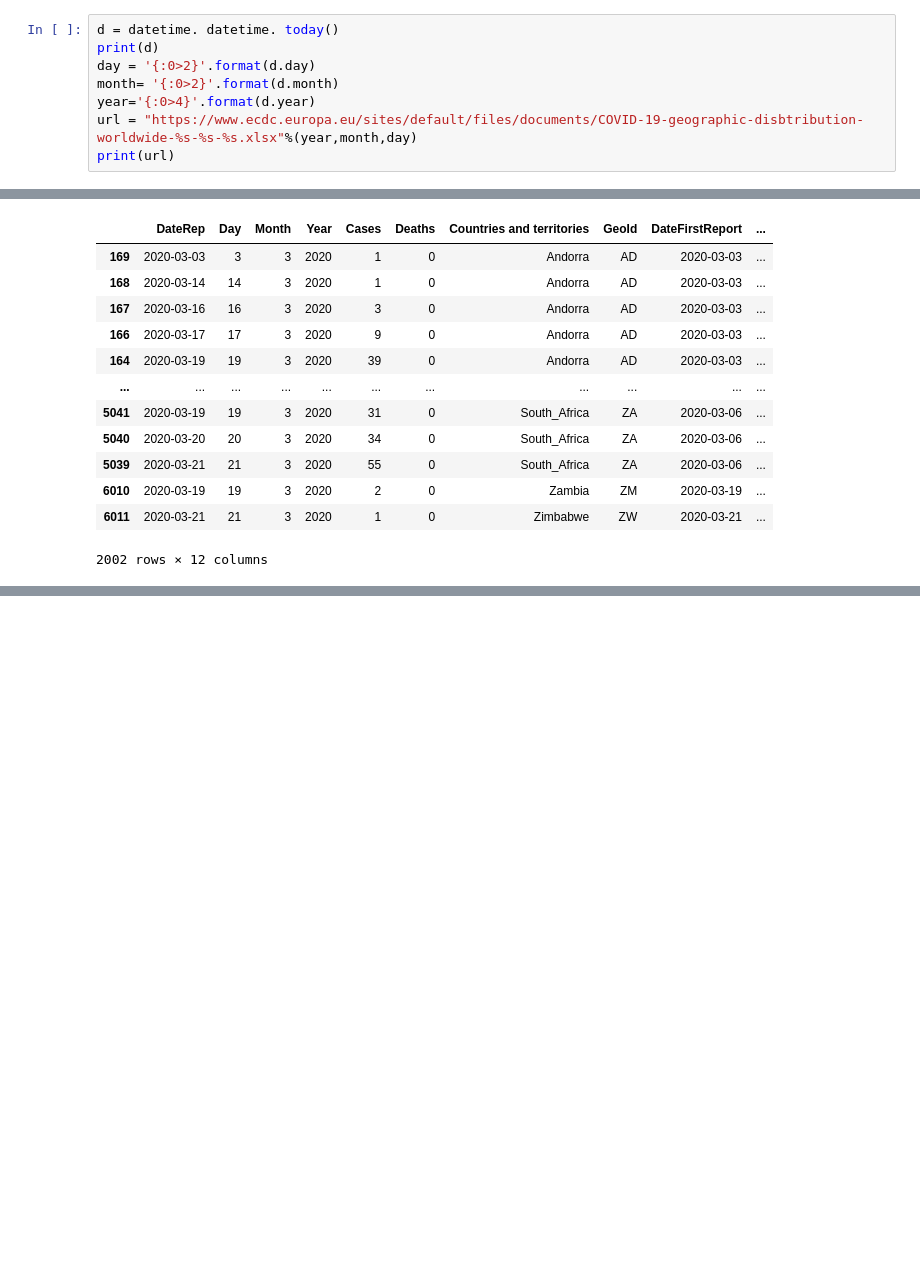
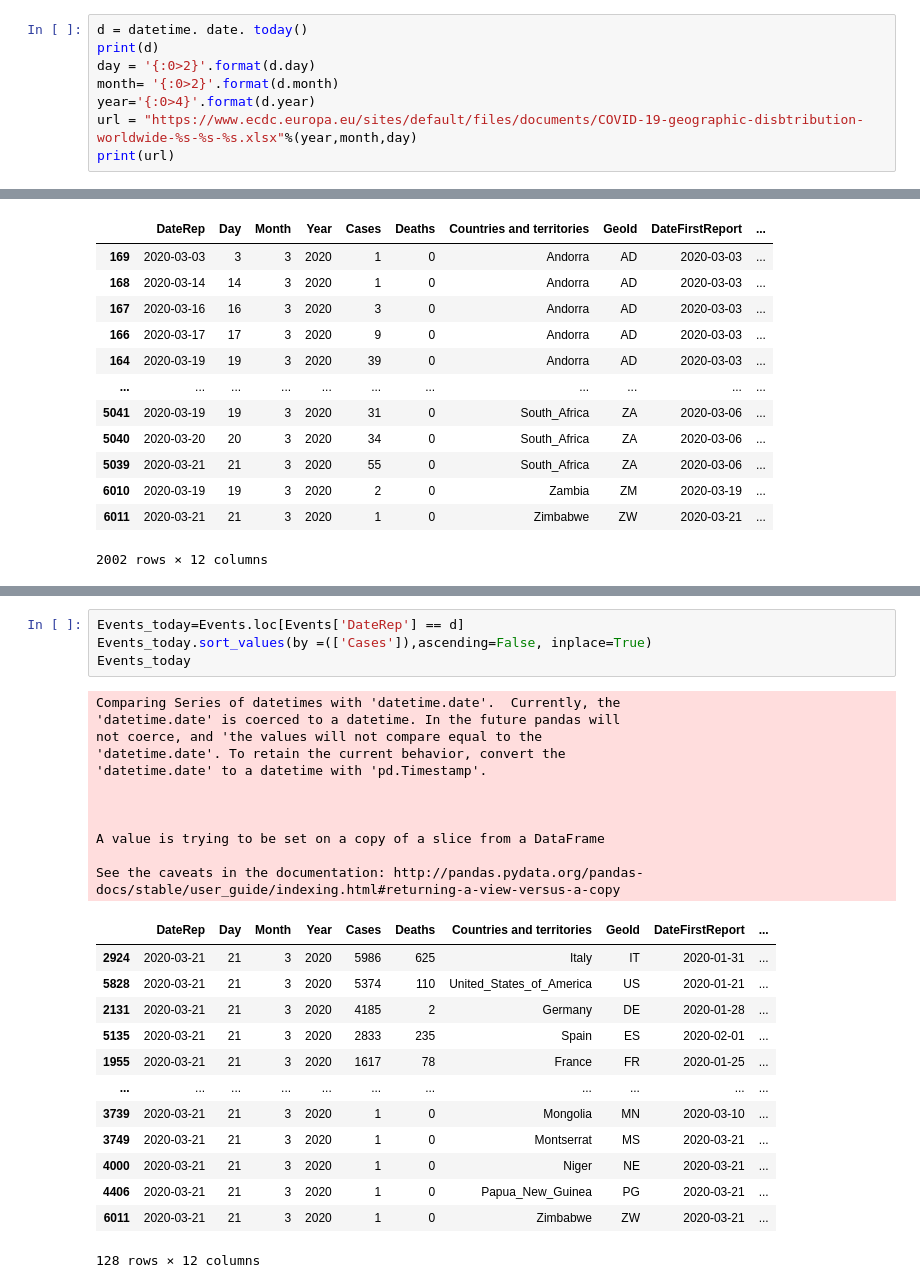
Before and after one commit to robsonspereira/COVID19, a Jupyter notebook: corona.ipynb, the cells around one changed output, grey strips where cells are left out. Drawn from its saved outputs; the diff is of its cells as text; blank space fills up the shorter version.

```diff
--- a/corona.ipynb
+++ b/corona.ipynb
@@ -5,7 +5,7 @@ import pandas as pd
 import plotly.express as px
 import datetime
 # %%
-d = datetime. datetime. today()
+d = datetime. date. today()
 print(d)
 day = '{:0>2}'.format(d.day)
 month= '{:0>2}'.format(d.month)
@@ -149,3 +149,32 @@ graph = px.line(Events_filter,
 graph.show()
 # %% [output]
 [interactive output not drawn]
+# %%
+Events_today=Events.loc[Events['DateRep'] == d]
+Events_today.sort_values(by =(['Cases']),ascending=False, inplace=True)
+Events_today
+# %% [output]
+Comparing Series of datetimes with 'datetime.date'.  Currently, the
+'datetime.date' is coerced to a datetime. In the future pandas will
+not coerce, and 'the values will not compare equal to the
+'datetime.date'. To retain the current behavior, convert the
+'datetime.date' to a datetime with 'pd.Timestamp'.
+
+
+
+A value is trying to be set on a copy of a slice from a DataFrame
+
+See the caveats in the documentation: http://pandas.pydata.org/pandas-docs/stable/user_guide/indexing.html#returning-a-view-versus-a-copy
+|  | DateRep | Day | Month | Year | Cases | Deaths | Countries and territories | GeoId | DateFirstReport | ... |
+| 2924 | 2020-03-21 | 21 | 3 | 2020 | 5986 | 625 | Italy | IT | 2020-01-31 | ... |
+| 5828 | 2020-03-21 | 21 | 3 | 2020 | 5374 | 110 | United_States_of_America | US | 2020-01-21 | ... |
+| 2131 | 2020-03-21 | 21 | 3 | 2020 | 4185 | 2 | Germany | DE | 2020-01-28 | ... |
+| 5135 | 2020-03-21 | 21 | 3 | 2020 | 2833 | 235 | Spain | ES | 2020-02-01 | ... |
+| 1955 | 2020-03-21 | 21 | 3 | 2020 | 1617 | 78 | France | FR | 2020-01-25 | ... |
+| ... | ... | ... | ... | ... | ... | ... | ... | ... | ... | ... |
+| 3739 | 2020-03-21 | 21 | 3 | 2020 | 1 | 0 | Mongolia | MN | 2020-03-10 | ... |
+| 3749 | 2020-03-21 | 21 | 3 | 2020 | 1 | 0 | Montserrat | MS | 2020-03-21 | ... |
+| 4000 | 2020-03-21 | 21 | 3 | 2020 | 1 | 0 | Niger | NE | 2020-03-21 | ... |
+| 4406 | 2020-03-21 | 21 | 3 | 2020 | 1 | 0 | Papua_New_Guinea | PG | 2020-03-21 | ... |
+| 6011 | 2020-03-21 | 21 | 3 | 2020 | 1 | 0 | Zimbabwe | ZW | 2020-03-21 | ... |
+128 rows × 12 columns
```
Also changed, not shown: parts of 3 cells of this notebook.
